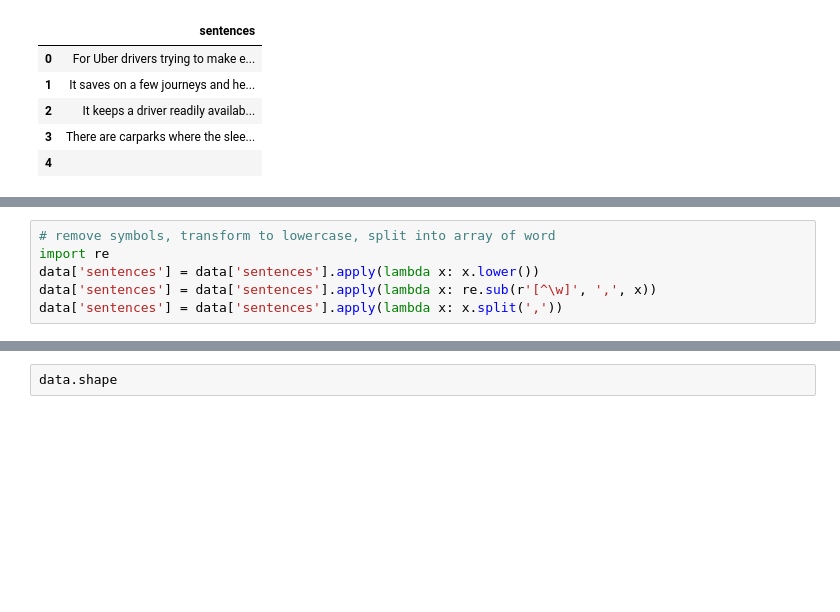
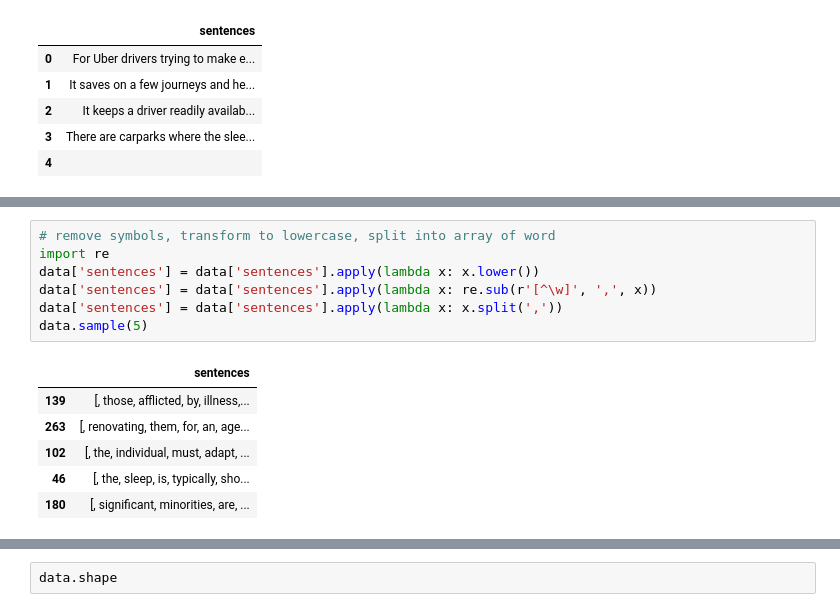
Before and after one commit to kai2128/DM_Assignment, a Jupyter notebook: Q4/q4.ipynb, the cells around one changed output, grey strips where cells are left out. Saved outputs shown, nothing was run; the diff lists cells and outputs as text; blank space fills up the shorter version.

```diff
--- a/Q4/q4.ipynb
+++ b/Q4/q4.ipynb
@@ -44,9 +63,17 @@ data.sample(5)
 # %%
 # remove symbols, transform to lowercase, split into array of word
 import re
 data['sentences'] = data['sentences'].apply(lambda x: x.lower())
 data['sentences'] = data['sentences'].apply(lambda x: re.sub(r'[^\w]', ',', x))
 data['sentences'] = data['sentences'].apply(lambda x: x.split(','))
+data.sample(5)
+# %% [output]
+|  | sentences |
+| 139 | [, those, afflicted, by, illness,... |
+| 263 | [, renovating, them, for, an, age... |
+| 102 | [, the, individual, must, adapt, ... |
+| 46 | [, the, sleep, is, typically, sho... |
+| 180 | [, significant, minorities, are, ... |
 # %%
 # delete empty list
 data['sentences'] = data['sentences'].apply(lambda x: [str for str in x if str])
```
Also changed, not shown: parts of 11 cells of this notebook.
